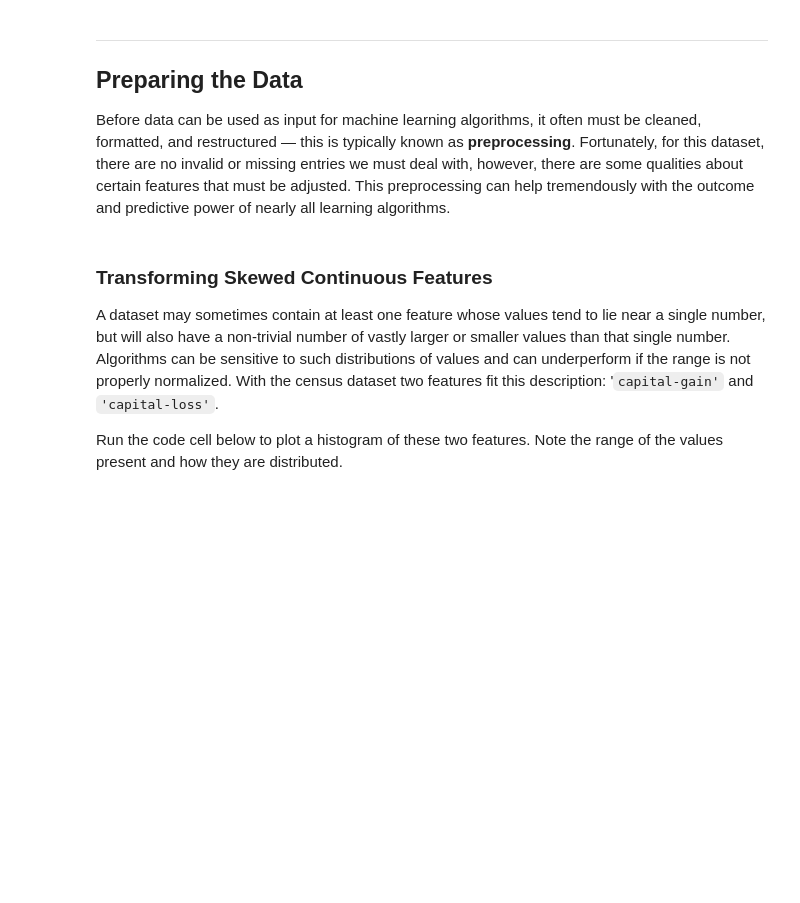
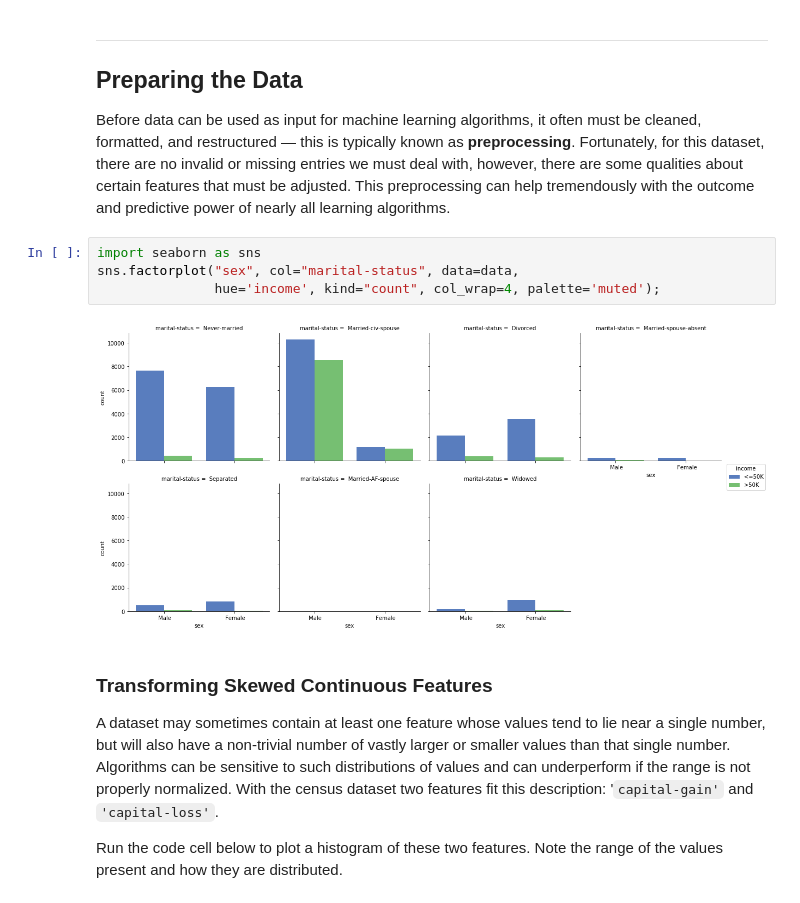
Before and after one commit to Selim78/machine-learning, a Jupyter notebook: projects/finding_donors/finding_donors.ipynb, the cells around one changed output. Drawn from its saved outputs; the diff is of its cells as text; blank space fills up the shorter version.

```diff
--- a/projects/finding_donors/finding_donors.ipynb
+++ b/projects/finding_donors/finding_donors.ipynb
@@ -94,6 +94,12 @@ Percentage of individuals making more than $50,000: 24.78%
 ----
 ## Preparing the Data
 Before data can be used as input for machine learning algorithms, it often must be cleaned, formatted, and restructured — this is typically known as **preprocessing**. Fortunately, for this dataset, there are no invalid or missing entries we must deal with, however, there are some qualities about certain features that must be adjusted. This preprocessing can help tremendously with the outcome and predictive power of nearly all learning algorithms.
+# %%
+import seaborn as sns
+sns.factorplot("sex", col="marital-status", data=data,
+               hue='income', kind="count", col_wrap=4, palette='muted');
+# %% [output]
+[figure, added]
 # %% [markdown]
 ### Transforming Skewed Continuous Features
 A dataset may sometimes contain at least one feature whose values tend to lie near a single number, but will also have a non-trivial number of vastly larger or smaller values than that single number.  Algorithms can be sensitive to such distributions of values and can underperform if the range is not properly normalized. With the census dataset two features fit this description: '`capital-gain'` and `'capital-loss'`.
```
Also changed, not shown: parts of 9 cells of this notebook, 2 other files.
